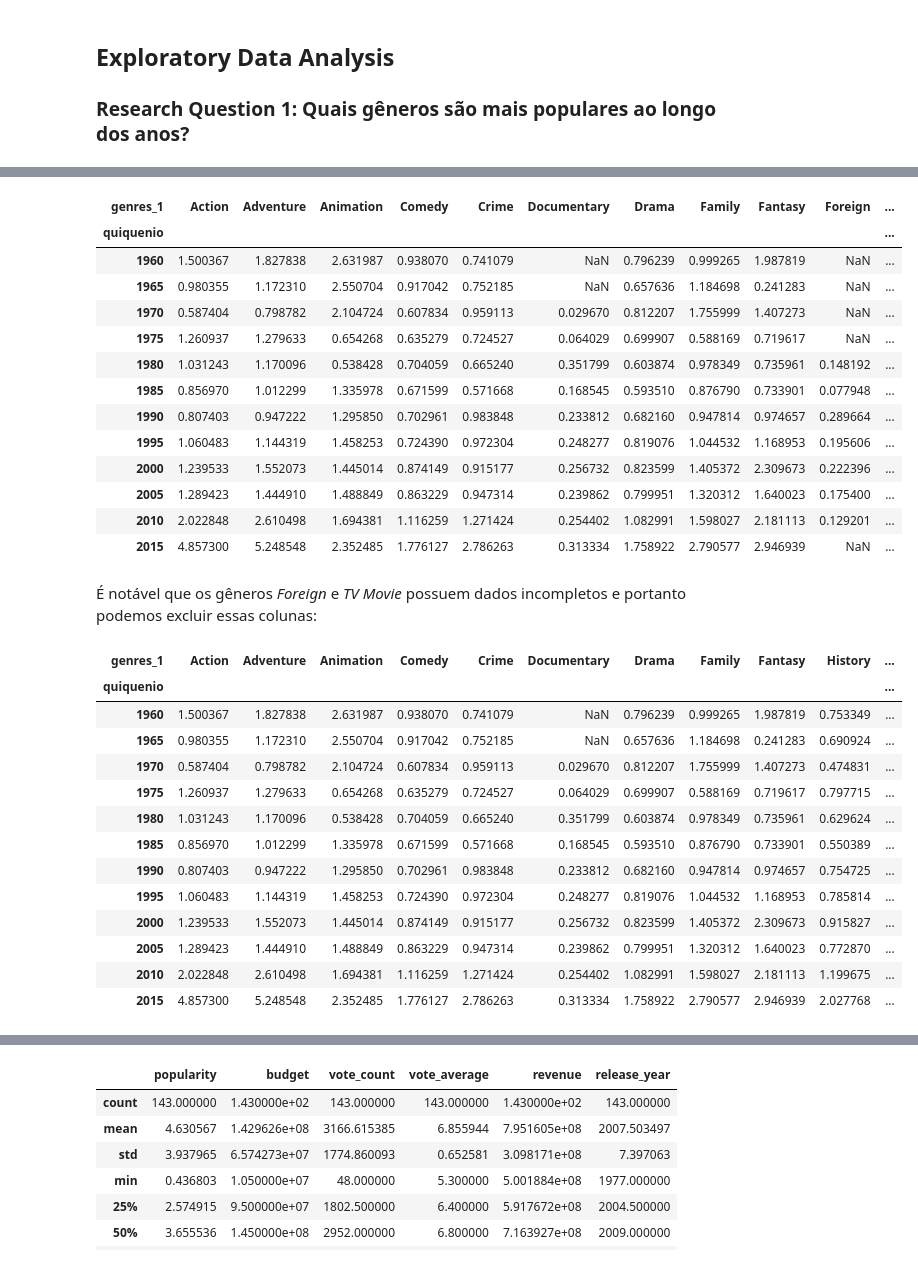
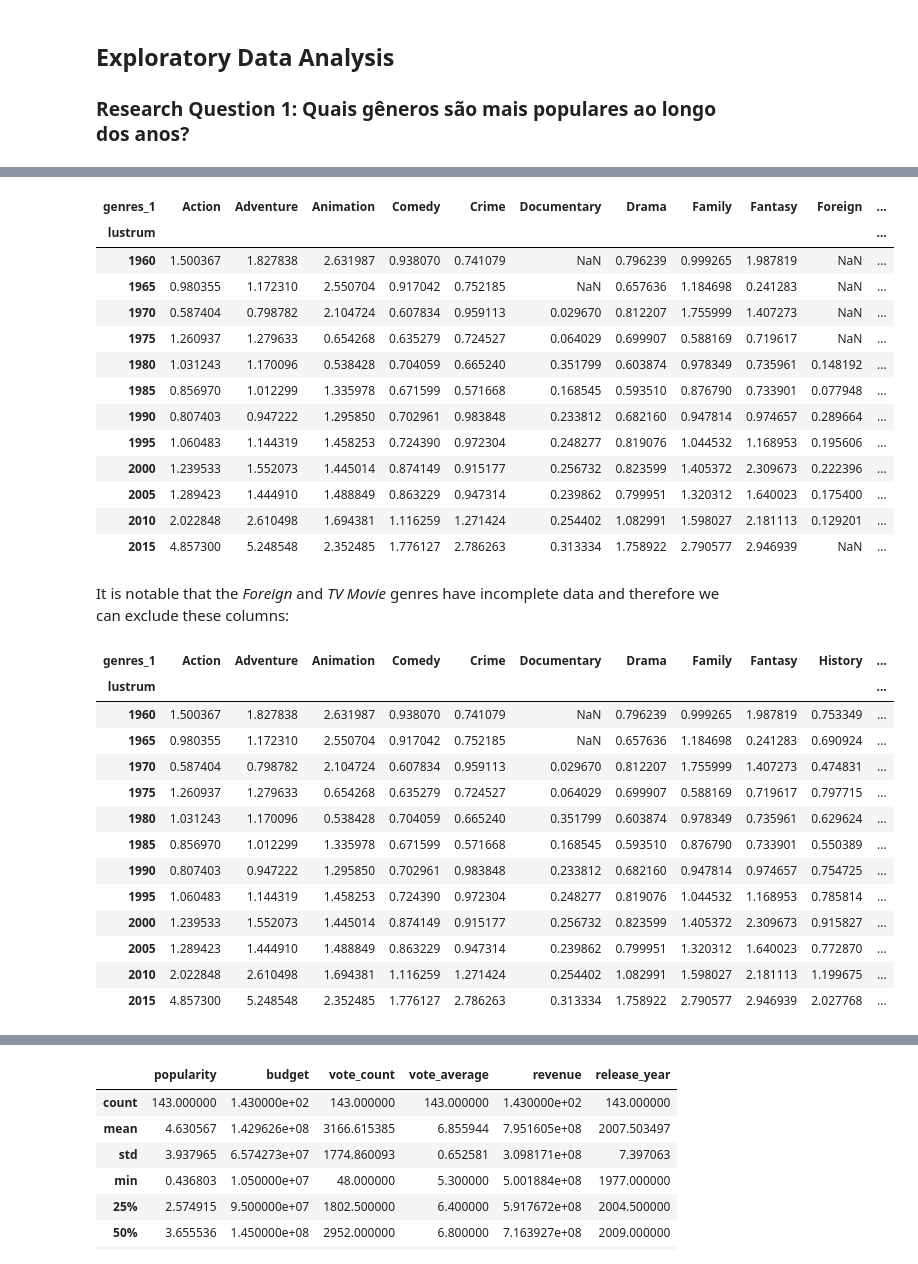
Before and after one commit to KelenAcquati/Project-Investigate-Dataset-Final, a Jupyter notebook: investigate-a-dataset-template.ipynb, the cells around one changed output, grey strips where cells are left out. Cells and saved outputs as stored; diff of their text form; code cells hidden in the pictures.

```diff
--- a/investigate-a-dataset-template.ipynb
+++ b/investigate-a-dataset-template.ipynb
@@ -225,5 +225,5 @@ Para responder essa questão, foram tomados os seguintes passos:
 # %%
 gen_splitted = [gs.split('|') for gs in df.genres.unique()]
-generos = set([g for gs in gen_splitted for g in gs])
-print(generos)
+genres = set([g for gs in gen_splitted for g in gs])
+print(genres)
 # %% [output]
@@ -233,7 +233,7 @@ O conjunto **generos** obtido contém todos os gêneros encontrados. Agora é ne
 # %%
-# Obtendo filmes x gênero
+# make movie by genre
 movie_groups = []
-for g in generos:
+for g in genres:
     movie_gen = df[df.genres.str.contains(g)][['popularity', 'release_year', 'genres','revenue']]
     movie_gen['genres_1'] = np.repeat(g, movie_gen.shape[0])
     movie_groups.append(movie_gen)
@@ -249,7 +249,7 @@ Para facilitar a análise vamos agrupar os filmes de 5 em 5 anos e verificar a m
 # %%
-# Relação de algumas variáveis com gênero em um período de cinco em cinco anos
+# set lustrum field (period of five years)
 
 period = 5
-movies['quiquenio'] = (movies.release_year // period)*period
+movies['lustrum'] = (movies.release_year // period)*period
 movies.head(4)
 # %% [output]
@@ -261,10 +261,10 @@ movies.head(4)
 # %%
-# Popularidade média por quinquenio
-pivot_table = pd.pivot_table(movies, values='popularity', index=['quiquenio'], columns=['genres_1'], aggfunc='mean')
+# average popularity by lustrum
+pivot_table = pd.pivot_table(movies, values='popularity', index=['lustrum'], columns=['genres_1'], aggfunc='mean')
 pivot_table
 # %% [output]
 | genres_1 | Action | Adventure | Animation | Comedy | Crime | Documentary | Drama | Family | Fantasy | Foreign | ... |
-| quiquenio |  |  |  |  |  |  |  |  |  |  | ... |
+| lustrum |  |  |  |  |  |  |  |  |  |  | ... |
 | 1960 | 1.500367 | 1.827838 | 2.631987 | 0.938070 | 0.741079 | NaN | 0.796239 | 0.999265 | 1.987819 | NaN | ... |
 | 1965 | 0.980355 | 1.172310 | 2.550704 | 0.917042 | 0.752185 | NaN | 0.657636 | 1.184698 | 0.241283 | NaN | ... |
 | 1970 | 0.587404 | 0.798782 | 2.104724 | 0.607834 | 0.959113 | 0.029670 | 0.812207 | 1.755999 | 1.407273 | NaN | ... |
@@ -277,15 +277,15 @@ pivot_table
 | 2005 | 1.289423 | 1.444910 | 1.488849 | 0.863229 | 0.947314 | 0.239862 | 0.799951 | 1.320312 | 1.640023 | 0.175400 | ... |
 | 2010 | 2.022848 | 2.610498 | 1.694381 | 1.116259 | 1.271424 | 0.254402 | 1.082991 | 1.598027 | 2.181113 | 0.129201 | ... |
 | 2015 | 4.857300 | 5.248548 | 2.352485 | 1.776127 | 2.786263 | 0.313334 | 1.758922 | 2.790577 | 2.946939 | NaN | ... |
-# %% [markdown]
-É notável que os gêneros *Foreign* e *TV Movie* possuem dados incompletos e portanto podemos excluir essas colunas:
+# %% [markdown]
+It is notable that the *Foreign* and *TV Movie* genres have incomplete data and therefore we can exclude these columns:
 # %%
-# Retirando colunas com valores vazios do novo dataframe
+# Removes columns with empty values
 pivot_table.drop(columns=['Foreign', 'TV Movie'], inplace=True)
 pivot_table
 # %% [output]
 | genres_1 | Action | Adventure | Animation | Comedy | Crime | Documentary | Drama | Family | Fantasy | History | ... |
-| quiquenio |  |  |  |  |  |  |  |  |  |  | ... |
+| lustrum |  |  |  |  |  |  |  |  |  |  | ... |
 | 1960 | 1.500367 | 1.827838 | 2.631987 | 0.938070 | 0.741079 | NaN | 0.796239 | 0.999265 | 1.987819 | 0.753349 | ... |
 | 1965 | 0.980355 | 1.172310 | 2.550704 | 0.917042 | 0.752185 | NaN | 0.657636 | 1.184698 | 0.241283 | 0.690924 | ... |
 | 1970 | 0.587404 | 0.798782 | 2.104724 | 0.607834 | 0.959113 | 0.029670 | 0.812207 | 1.755999 | 1.407273 | 0.474831 | ... |
```
Also changed, not shown: parts of 59 cells of this notebook.
